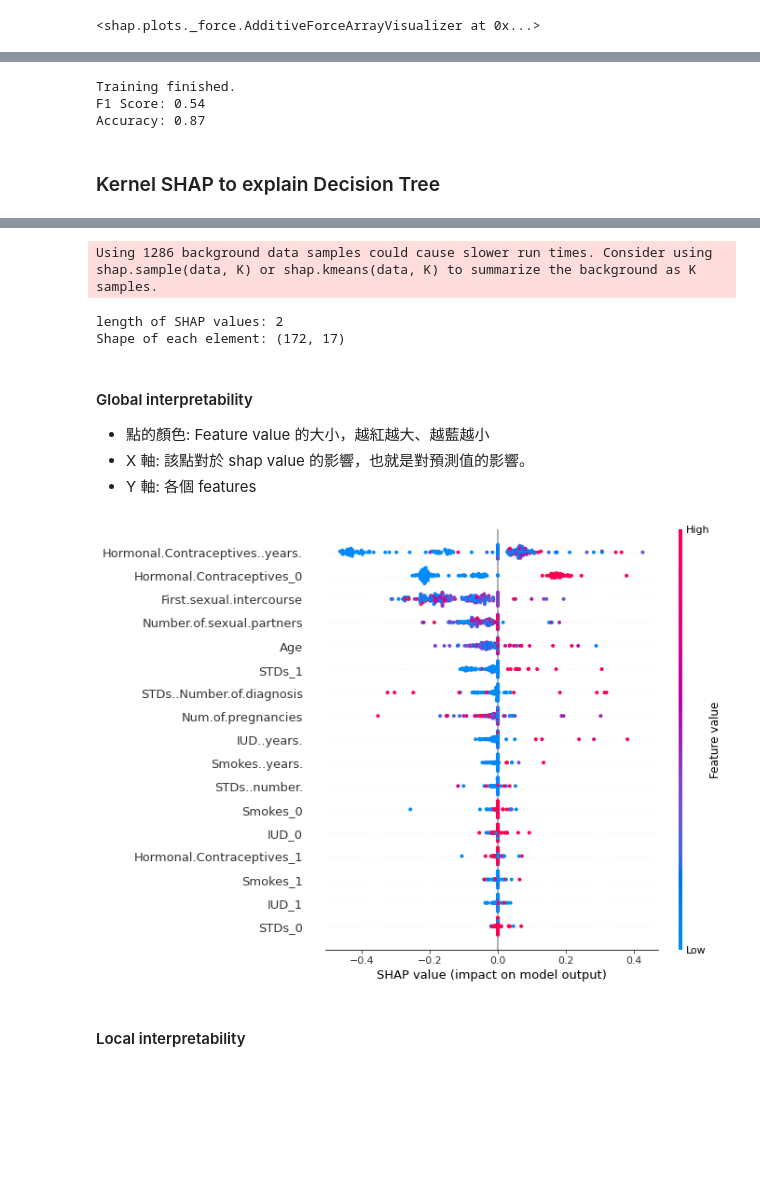
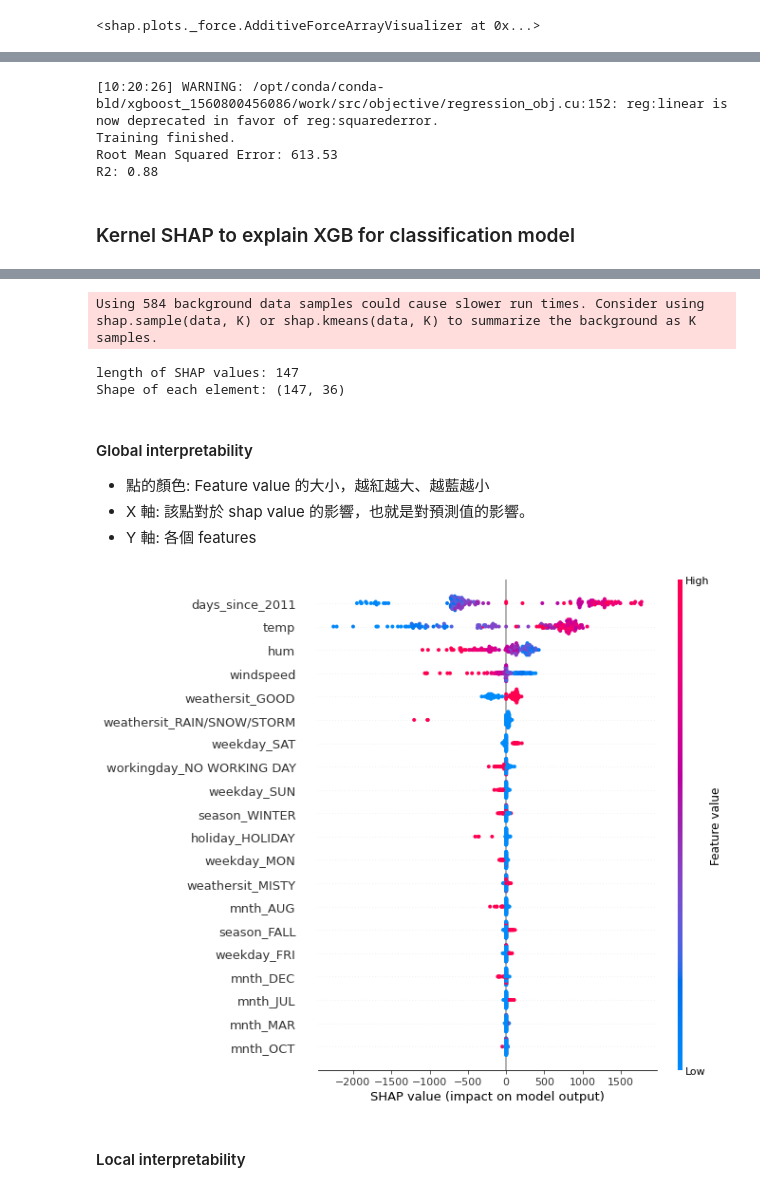
Before and after one commit to d246810g2000/Explainable_AI, a Jupyter notebook: ML/04_kernelshap.ipynb, the cells around one changed output, grey strips where cells are left out. Cells and saved outputs as stored; diff of their text form; code cells hidden in the pictures; blank space fills up the shorter version.

```diff
--- a/ML/04_kernelshap.ipynb
+++ b/ML/04_kernelshap.ipynb
@@ -371,17 +432,20 @@ shap.force_plot(explainer.expected_value[1], shap_values[1], X_test)
 # %%
-# Fit decision tree for classification model
-ct = DecisionTreeClassifier(random_state=2022)
-ct.fit(X_train.values, y_train.values)
+# Fit XGB for regression model
+xgbr = XGBRegressor(random_state=2022)
+xgbr.fit(X_train.values, y_train.values)
 print("Training finished.")
-y_pred = ct.predict(X_test.values)
-print(f"F1 Score: {round(f1_score(y_test, y_pred, average='macro'), 2)}")
-print(f"Accuracy: {round(accuracy_score(y_test, y_pred), 2)}")
+
+# Evaluate XGB for regression model
+y_pred = xgbr.predict(X_test.values)
+print(f"Root Mean Squared Error: {round(mean_squared_error(y_test, y_pred)**(1/2), 2)}")
+print(f"R2: {round(r2_score(y_test, y_pred), 2)}")
 # %% [output]
+[10:20:26] WARNING: /opt/conda/conda-bld/xgboost_1560800456086/work/src/objective/regression_obj.cu:152: reg:linear is now deprecated in favor of reg:squarederror.
 Training finished.
-F1 Score: 0.54
-Accuracy: 0.87
+Root Mean Squared Error: 613.53
+R2: 0.88
 # %% [markdown]
-###  Kernel SHAP to explain Decision Tree
+###  Kernel SHAP to explain XGB for classification model
 # %%
 import shap
 shap.initjs()
@@ -389,25 +453,25 @@ shap.initjs()
 [interactive output not drawn]
 # %%
 # use Kernel SHAP to explain test set predictions
-explainer = shap.KernelExplainer(model=ct.predict_proba, data=X_train)
+explainer = shap.KernelExplainer(model=xgbr.predict, data=X_train)
 shap_values = explainer.shap_values(X=X_test, nsamples=100)
 # %% [output]
-Using 1286 background data samples could cause slower run times. Consider using shap.sample(data, K) or shap.kmeans(data, K) to summarize the background as K samples.
+Using 584 background data samples could cause slower run times. Consider using shap.sample(data, K) or shap.kmeans(data, K) to summarize the background as K samples.
 # %%
 print(f'length of SHAP values: {len(shap_values)}')
-print(f'Shape of each element: {shap_values[0].shape}')
+print(f'Shape of each element: {shap_values.shape}')
 # %% [output]
-length of SHAP values: 2
-Shape of each element: (172, 17)
+length of SHAP values: 147
+Shape of each element: (147, 36)
 # %% [markdown]
 #### Global interpretability
 - 點的顏色: Feature value 的大小，越紅越大、越藍越小
 - X 軸: 該點對於 shap value 的影響，也就是對預測值的影響。
 - Y 軸: 各個 features
 # %%
-shap.summary_plot(shap_values[1], X_test)
+shap.summary_plot(shap_values, X_test)
 # %% [output]
-[figure, old version]
+[figure, new version]
 # %% [markdown]
 #### Local interpretability
 # %% [markdown]
```
Also changed, not shown: parts of 50 cells of this notebook, 1 other file.
